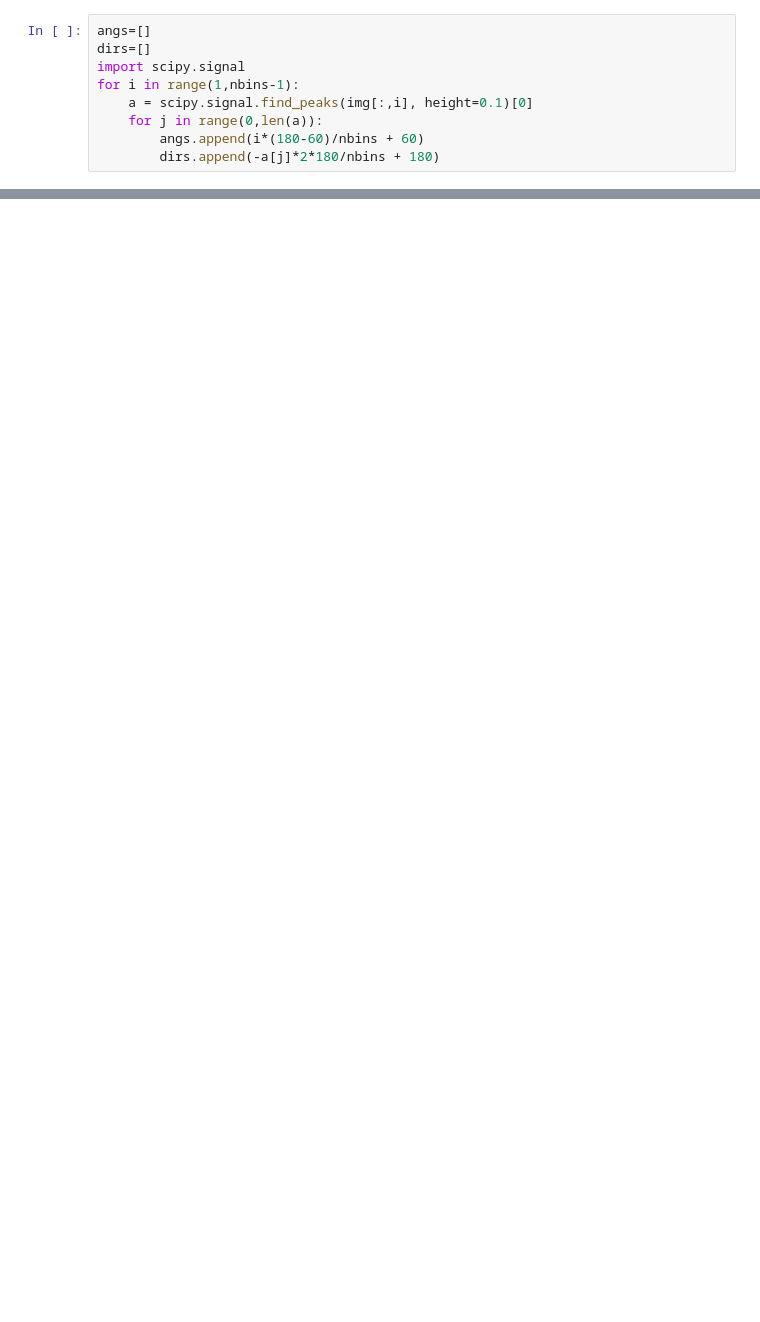
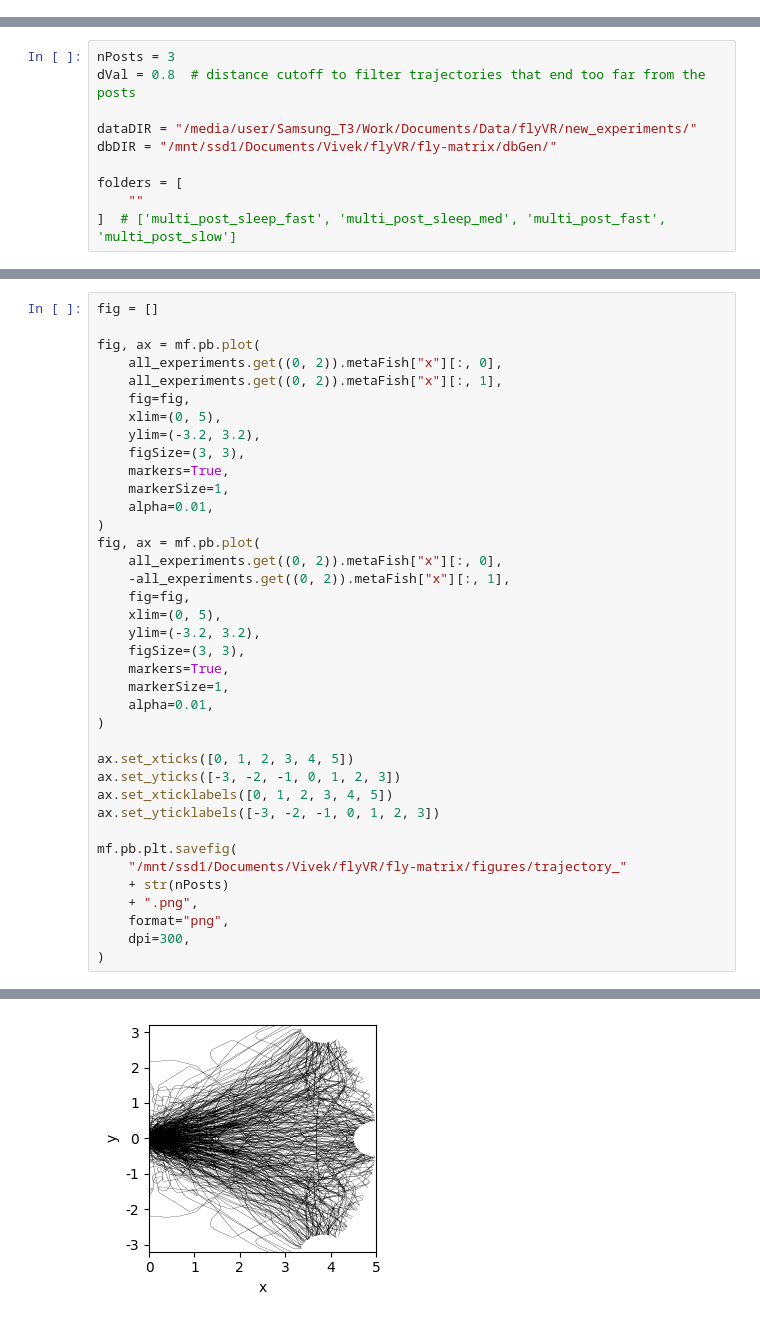
Before and after one commit to RnoB/fly-matrix, a Jupyter notebook: MalkoFly.ipynb, the cells around one changed output, grey strips where cells are left out. Cells and saved outputs as stored; diff of their text form; blank space fills up the shorter version.

```diff
--- a/MalkoFly.ipynb
+++ b/MalkoFly.ipynb
@@ -269,9 +0,0 @@ for i in range(0,nbins):
-# %%
-angs=[]
-dirs=[]
-import scipy.signal
-for i in range(1,nbins-1):
-    a = scipy.signal.find_peaks(img[:,i], height=0.1)[0]
-    for j in range(0,len(a)):
-        angs.append(i*(180-60)/nbins + 60)
-        dirs.append(-a[j]*2*180/nbins + 180)
@@ -285,0 +19,10 @@ mf.pb.plt.ylabel('Direction (degrees)')
+# %%
+nPosts = 3
+dVal = 0.8  # distance cutoff to filter trajectories that end too far from the posts
+
+dataDIR = "/media/user/Samsung_T3/Work/Documents/Data/flyVR/new_experiments/"
+dbDIR = "/mnt/ssd1/Documents/Vivek/flyVR/fly-matrix/dbGen/"
+
+folders = [
+    ""
+]  # ['multi_post_sleep_fast', 'multi_post_sleep_med', 'multi_post_fast', 'multi_post_slow']
@@ -285,0 +72,39 @@ mf.pb.plt.ylabel('Direction (degrees)')
+# %%
+fig = []
+
+fig, ax = mf.pb.plot(
+    all_experiments.get((0, 2)).metaFish["x"][:, 0],
+    all_experiments.get((0, 2)).metaFish["x"][:, 1],
+    fig=fig,
+    xlim=(0, 5),
+    ylim=(-3.2, 3.2),
+    figSize=(3, 3),
+    markers=True,
+    markerSize=1,
+    alpha=0.01,
+)
+fig, ax = mf.pb.plot(
+    all_experiments.get((0, 2)).metaFish["x"][:, 0],
+    -all_experiments.get((0, 2)).metaFish["x"][:, 1],
+    fig=fig,
+    xlim=(0, 5),
+    ylim=(-3.2, 3.2),
+    figSize=(3, 3),
+    markers=True,
+    markerSize=1,
+    alpha=0.01,
+)
+
+ax.set_xticks([0, 1, 2, 3, 4, 5])
+ax.set_yticks([-3, -2, -1, 0, 1, 2, 3])
+ax.set_xticklabels([0, 1, 2, 3, 4, 5])
+ax.set_yticklabels([-3, -2, -1, 0, 1, 2, 3])
+
+mf.pb.plt.savefig(
+    "/mnt/ssd1/Documents/Vivek/flyVR/fly-matrix/figures/trajectory_"
+    + str(nPosts)
+    + ".png",
+    format="png",
+    dpi=300,
+)
+# %% [output]
@@ -285,0 +113 @@ mf.pb.plt.ylabel('Direction (degrees)')
+[figure, added]
```
Also changed, not shown: parts of 53 cells of this notebook, 1 other file.
